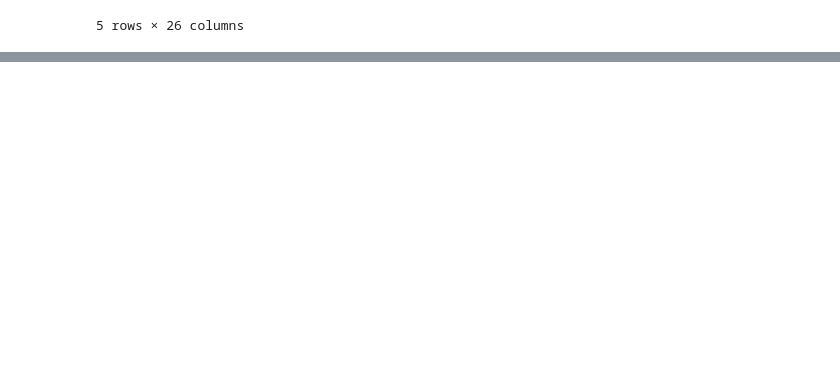
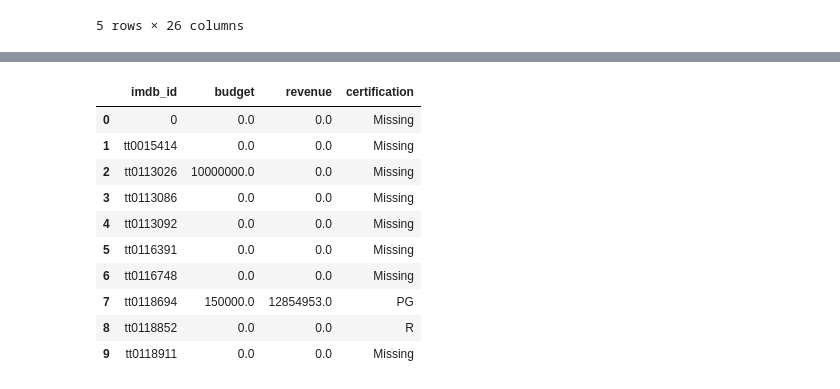
Before and after one commit to allensheneka/movieStats, a Jupyter notebook: movieStats_p3.ipynb, the cells around one changed output, grey strips where cells are left out. Drawn from its saved outputs; the diff is of its cells as text; code cells hidden in the pictures; blank space fills up the shorter version.

```diff
--- a/movieStats_p3.ipynb
+++ b/movieStats_p3.ipynb
@@ -78,7 +45,7 @@ from tqdm.notebook import tqdm_notebook
 # %%
 # read in tmdb api combined results data file
-tmdb_results_combo = pd.read_csv('Data/tmdb_results_combined.csv.gz')
-tmdb_results_combo.head()
+tmdb_data = pd.read_csv('Data/tmdb_results_combined.csv.gz')
+tmdb_data.head()
 # %% [output]
 |  | imdb_id | adult | backdrop_path | belongs_to_collection | budget | genres | homepage | id | ... |
 | 0 | 0 | NaN | NaN | NaN | NaN | NaN | NaN | NaN | ... |
@@ -100,0 +79,4 @@ title_basics.head()
+# %%
+# delete certain columns by column number in tmdb_data
+tmdb_data = tmdb_data.drop(tmdb_data.columns[[1, 2, 3, 5, 6, 7, 8, 9, 10, 11, 12, 13, 14, 15, 17, 18, 19, 20, 21, 22, 23, 24]], axis=1)  # df.columns is zero-based pd.Index
+tmdb_data.head()
@@ -100,0 +124,21 @@ title_basics.head()
+# %%
+# replace all nulls in budget and revenue columns with 0
+tmdb_data[['budget', 'revenue']] = tmdb_data[['budget','revenue']].fillna(0)
+# %%
+# Remove '-' and nulls from certification
+tmdb_data['certification'] = tmdb_data['certification'].str.replace("-", "Missing")
+tmdb_data.certification = tmdb_data.certification.fillna('Missing')
+# %%
+tmdb_data.head(10)
+# %% [output]
+|  | imdb_id | budget | revenue | certification |
+| 0 | 0 | 0.0 | 0.0 | Missing |
+| 1 | tt0015414 | 0.0 | 0.0 | Missing |
+| 2 | tt0113026 | 10000000.0 | 0.0 | Missing |
+| 3 | tt0113086 | 0.0 | 0.0 | Missing |
+| 4 | tt0113092 | 0.0 | 0.0 | Missing |
+| 5 | tt0116391 | 0.0 | 0.0 | Missing |
+| 6 | tt0116748 | 0.0 | 0.0 | Missing |
+| 7 | tt0118694 | 150000.0 | 12854953.0 | PG |
+| 8 | tt0118852 | 0.0 | 0.0 | R |
+| 9 | tt0118911 | 0.0 | 0.0 | Missing |
```
Also changed, not shown: parts of 37 cells of this notebook.
